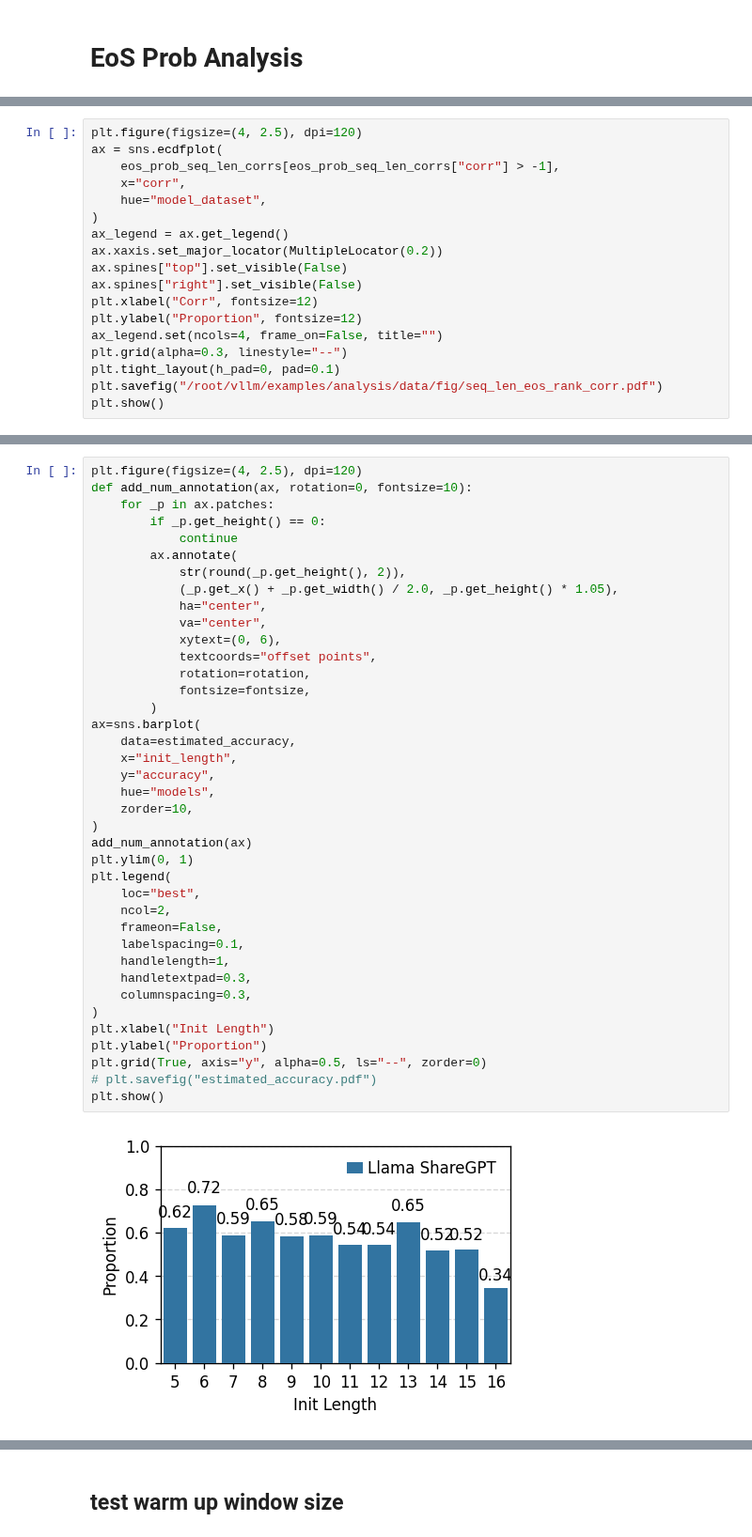
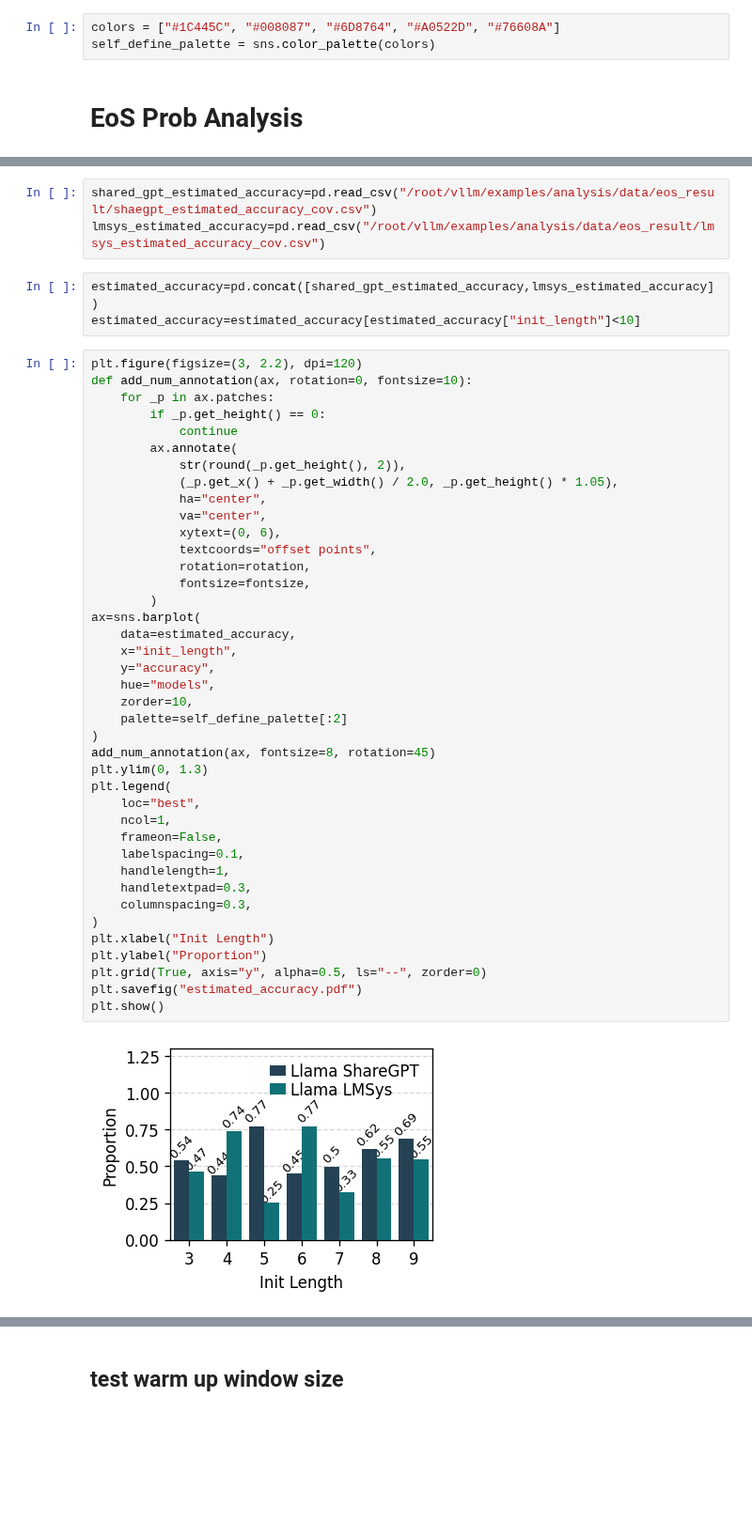
Before and after one commit to chengzhi-lu/vllm, a Jupyter notebook: examples/analysis/result_analysis/eos_prob_analysis_new.ipynb, the cells around one changed output, grey strips where cells are left out. Shown at 94% size. Cells and saved outputs as stored; diff of their text form; blank space fills up the shorter version.

```diff
--- a/examples/analysis/result_analysis/eos_prob_analysis_new.ipynb
+++ b/examples/analysis/result_analysis/eos_prob_analysis_new.ipynb
@@ -29,6 +29,9 @@ base_dir="/root/vllm/examples/analysis/data/eos_result/"
 # %% [output]
 INFO: Pandarallel will run on 16 workers.
 INFO: Pandarallel will use Memory file system to transfer data between the main process and workers.
+# %%
+colors = ["#1C445C", "#008087", "#6D8764", "#A0522D", "#76608A"]
+self_define_palette = sns.color_palette(colors)
 # %% [markdown]
 # EoS Prob Analysis
 # %%
@@ -171,18 +51,0 @@ eos_prob_seq_len_corrs["corr"] = eos_prob_seq_len_corrs[0]
-# %%
-plt.figure(figsize=(4, 2.5), dpi=120)
-ax = sns.ecdfplot(
-    eos_prob_seq_len_corrs[eos_prob_seq_len_corrs["corr"] > -1],
-    x="corr",
-    hue="model_dataset",
-)
-ax_legend = ax.get_legend()
-ax.xaxis.set_major_locator(MultipleLocator(0.2))
-ax.spines["top"].set_visible(False)
-ax.spines["right"].set_visible(False)
-plt.xlabel("Corr", fontsize=12)
-plt.ylabel("Proportion", fontsize=12)
-ax_legend.set(ncols=4, frame_on=False, title="")
-plt.grid(alpha=0.3, linestyle="--")
-plt.tight_layout(h_pad=0, pad=0.1)
-plt.savefig("/root/vllm/examples/analysis/data/fig/seq_len_eos_rank_corr.pdf")
-plt.show()
@@ -324,5 +226,11 @@ estimated_accuracy
+# %%
+shared_gpt_estimated_accuracy=pd.read_csv("/root/vllm/examples/analysis/data/eos_result/shaegpt_estimated_accuracy_cov.csv")
+lmsys_estimated_accuracy=pd.read_csv("/root/vllm/examples/analysis/data/eos_result/lmsys_estimated_accuracy_cov.csv")
+# %%
+estimated_accuracy=pd.concat([shared_gpt_estimated_accuracy,lmsys_estimated_accuracy])
+estimated_accuracy=estimated_accuracy[estimated_accuracy["init_length"]<10]
 # %%
-plt.figure(figsize=(4, 2.5), dpi=120)
+plt.figure(figsize=(3, 2.2), dpi=120)
 def add_num_annotation(ax, rotation=0, fontsize=10):
     for _p in ax.patches:
         if _p.get_height() == 0:
@@ -330,35 +238,36 @@ def add_num_annotation(ax, rotation=0, fontsize=10):
         ax.annotate(
             str(round(_p.get_height(), 2)),
             (_p.get_x() + _p.get_width() / 2.0, _p.get_height() * 1.05),
             ha="center",
             va="center",
             xytext=(0, 6),
             textcoords="offset points",
             rotation=rotation,
             fontsize=fontsize,
         )
 ax=sns.barplot(
     data=estimated_accuracy,
     x="init_length",
     y="accuracy",
     hue="models",
     zorder=10,
+    palette=self_define_palette[:2]
 )
-add_num_annotation(ax)
-plt.ylim(0, 1)
+add_num_annotation(ax, fontsize=8, rotation=45)
+plt.ylim(0, 1.3)
 plt.legend(
     loc="best",
-    ncol=2,
+    ncol=1,
     frameon=False,
     labelspacing=0.1,
     handlelength=1,
     handletextpad=0.3,
     columnspacing=0.3,
 )
 plt.xlabel("Init Length")
 plt.ylabel("Proportion")
 plt.grid(True, axis="y", alpha=0.5, ls="--", zorder=0)
-# plt.savefig("estimated_accuracy.pdf")
+plt.savefig("estimated_accuracy.pdf")
 plt.show()
 # %% [output]
-[figure, old version]
+[figure, new version]
```
Also changed, not shown: parts of 14 cells of this notebook, 16 other files.
